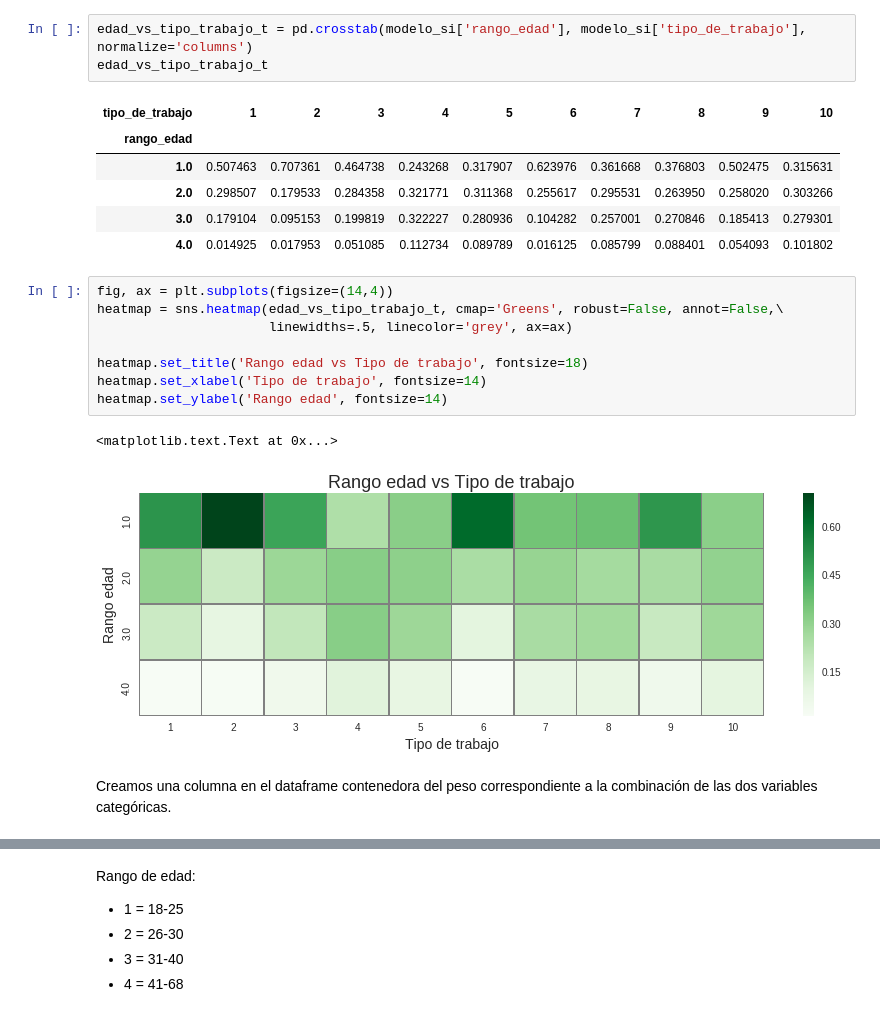
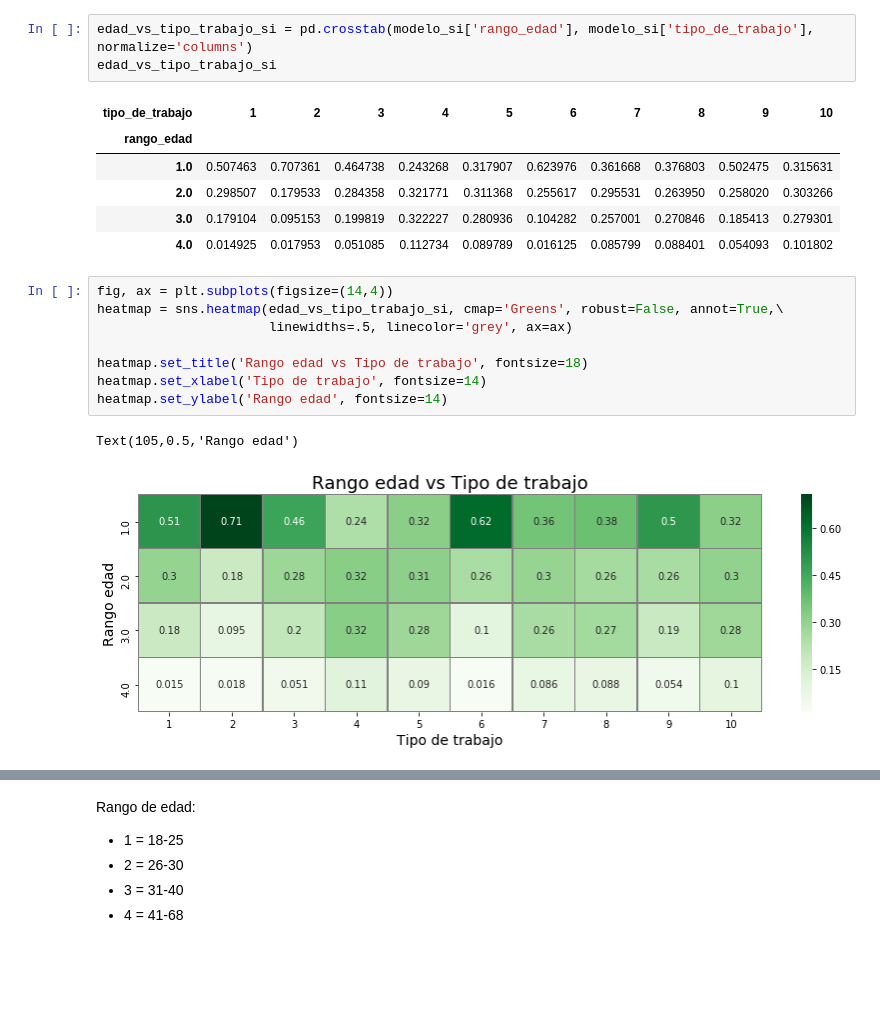
Before and after one commit to franhermani/TP2-7506, a Jupyter notebook: feature_engineering.ipynb, the cells around one changed output, grey strips where cells are left out. Saved outputs shown, nothing was run; the diff lists cells and outputs as text; blank space fills up the shorter version.

```diff
--- a/feature_engineering.ipynb
+++ b/feature_engineering.ipynb
@@ -257,6 +279,6 @@ Name: tipo_de_trabajo, dtype: int64
 # %%
-edad_vs_tipo_trabajo_t = pd.crosstab(modelo_si['rango_edad'], modelo_si['tipo_de_trabajo'], normalize='columns')
-edad_vs_tipo_trabajo_t
+edad_vs_tipo_trabajo_si = pd.crosstab(modelo_si['rango_edad'], modelo_si['tipo_de_trabajo'], normalize='columns')
+edad_vs_tipo_trabajo_si
 # %% [output]
 | tipo_de_trabajo | 1 | 2 | 3 | 4 | 5 | 6 | 7 | 8 | 9 | 10 |
 | rango_edad |  |  |  |  |  |  |  |  |  |  |
@@ -266,14 +288,12 @@ edad_vs_tipo_trabajo_t
 | 4.0 | 0.014925 | 0.017953 | 0.051085 | 0.112734 | 0.089789 | 0.016125 | 0.085799 | 0.088401 | 0.054093 | 0.101802 |
 # %%
 fig, ax = plt.subplots(figsize=(14,4))
-heatmap = sns.heatmap(edad_vs_tipo_trabajo_t, cmap='Greens', robust=False, annot=False,\
+heatmap = sns.heatmap(edad_vs_tipo_trabajo_si, cmap='Greens', robust=False, annot=True,\
                       linewidths=.5, linecolor='grey', ax=ax)
 
 heatmap.set_title('Rango edad vs Tipo de trabajo', fontsize=18)
 heatmap.set_xlabel('Tipo de trabajo', fontsize=14)
 heatmap.set_ylabel('Rango edad', fontsize=14)
 # %% [output]
-<matplotlib.text.Text at 0x...>
+Text(105,0.5,'Rango edad')
-[figure, old version]
+[figure, new version]
-# %% [markdown]
-Creamos una columna en el dataframe contenedora del peso correspondiente a la combinación de las dos variables categóricas.
```
Also changed, not shown: parts of 141 cells of this notebook.
